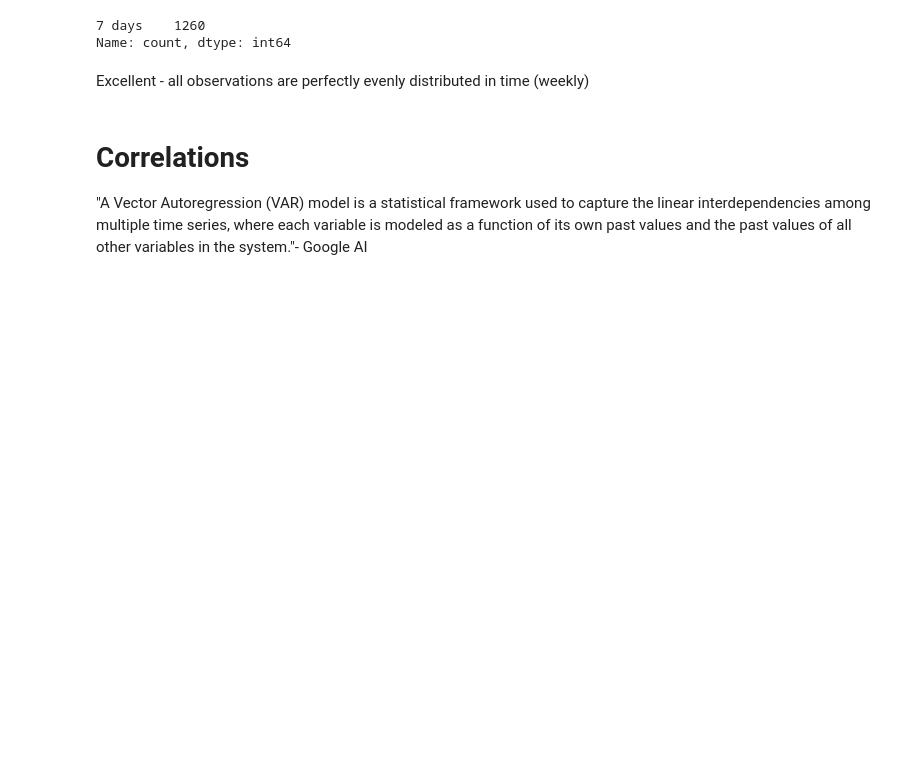
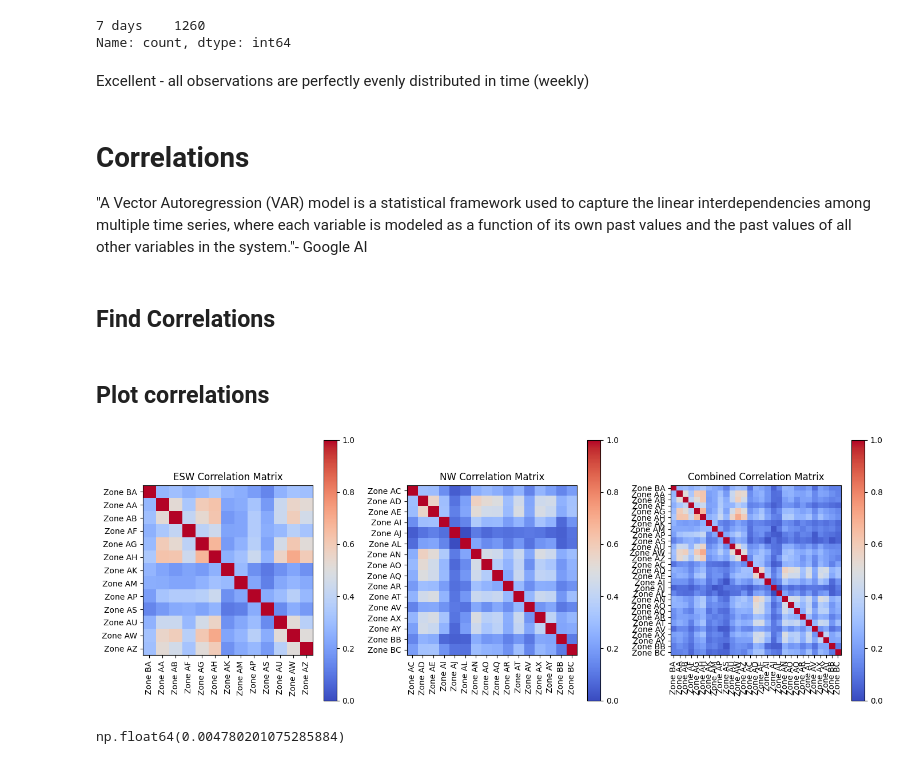
Before and after one commit to J3nF/VKEMS_Water, a Jupyter notebook: notebooks/eda.ipynb, the cells around one changed output. Cells and saved outputs as stored; diff of their text form; code cells hidden in the pictures; blank space fills up the shorter version.

Commit message:
Correlations between timeseries using vector autoregression

```diff
--- a/notebooks/eda.ipynb
+++ b/notebooks/eda.ipynb
@@ -28,6 +28,7 @@ def parseSheet(df, sheetname):
     dfSheet = dfSheet[1:]
     dfSheet.index = pd.to_datetime(dfSheet.index)
     dfSheet.rename(columns={"Company": "Total"}, inplace=True)
+    dfSheet = dfSheet.apply(pd.to_numeric, errors="coerce")
     return dfSheet
 
 dfESW = parseSheet(df, "ESW")
@@ -144,3 +145,57 @@ Excellent - all observations are perfectly evenly distributed in time (weekly)
 # Correlations
 
 "A Vector Autoregression (VAR) model is a statistical framework used to capture the linear interdependencies among multiple time series, where each variable is modeled as a function of its own past values and the past values of all other variables in the system."- Google AI
+# %% [markdown]
+## Find Correlations
+# %%
+from statsmodels.tsa.api import VAR
+import datetime
+
+
+dfNW_shifted = dfNW.copy()
+dfNW_shifted.index = dfNW_shifted.index - pd.Timedelta(days=1)
+
+dfAll = pd.concat([dfESW, dfNW_shifted], axis=1)
+
+def findCorrelations(df, maxlags=10, method='aic'):
+    model = VAR(df.drop(columns=['Total']))
+    lag_order = model.select_order(maxlags=10)
+    p = lag_order.aic
+    results = model.fit(p)
+    return results.resid.corr()
+
+corMatESW = findCorrelations(dfESW)
+corMatNW = findCorrelations(dfNW)
+corMatAll = findCorrelations(dfAll)
+# %% [markdown]
+## Plot correlations
+# %%
+figCor, axCor = plt.subplots(1, 3, figsize=(14, 5))
+imESW = axCor[0].imshow(corMatESW, cmap='coolwarm', vmin=0, vmax=1)
+axCor[0].set_title("ESW Correlation Matrix")
+axCor[0].set_xticks(range(len(corMatESW.columns)))
+axCor[0].set_xticklabels(corMatESW.columns, rotation=90)
+axCor[0].set_yticks(range(len(corMatESW.index)))
+axCor[0].set_yticklabels(corMatESW.index)
+figCor.colorbar(imESW, ax=axCor[0])
+imNW = axCor[1].imshow(corMatNW, cmap='coolwarm', vmin=0, vmax=1)
+axCor[1].set_title("NW Correlation Matrix")
+axCor[1].set_xticks(range(len(corMatNW.columns)))
+axCor[1].set_xticklabels(corMatNW.columns, rotation=90)
+axCor[1].set_yticks(range(len(corMatNW.index)))
+axCor[1].set_yticklabels(corMatNW.index)
+figCor.colorbar(imNW, ax=axCor[1])
+imAll = axCor[2].imshow(corMatAll, cmap='coolwarm', vmin=0, vmax=1)
+axCor[2].set_title("Combined Correlation Matrix")
+axCor[2].set_xticks(range(len(corMatAll.columns)))
+axCor[2].set_xticklabels(corMatAll.columns, rotation=90)
+axCor[2].set_yticks(range(len(corMatAll.index)))
+axCor[2].set_yticklabels(corMatAll.index)
+figCor.colorbar(imAll, ax=axCor[2])
+plt.tight_layout()
+# %% [output]
+[figure, added]
+# %%
+corMatNW.min().min()
+# %% [output]
+np.float64(0.004780201075285884)
```
Also changed, not shown: parts of 3 cells of this notebook.
